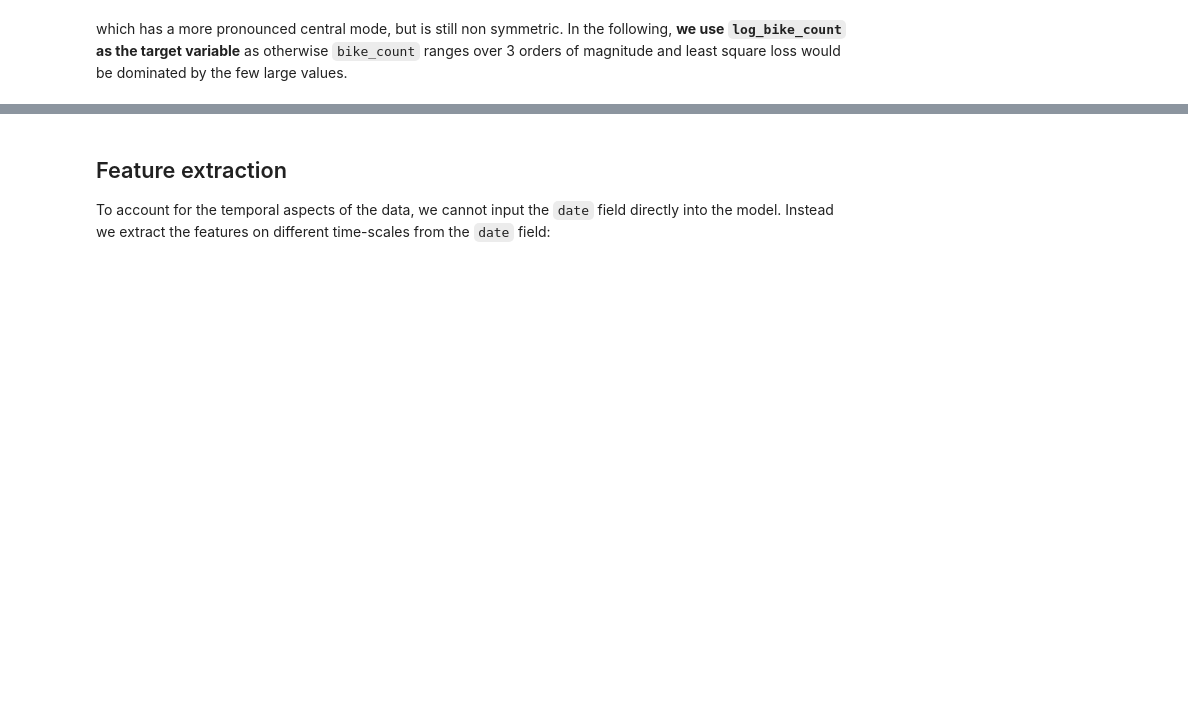
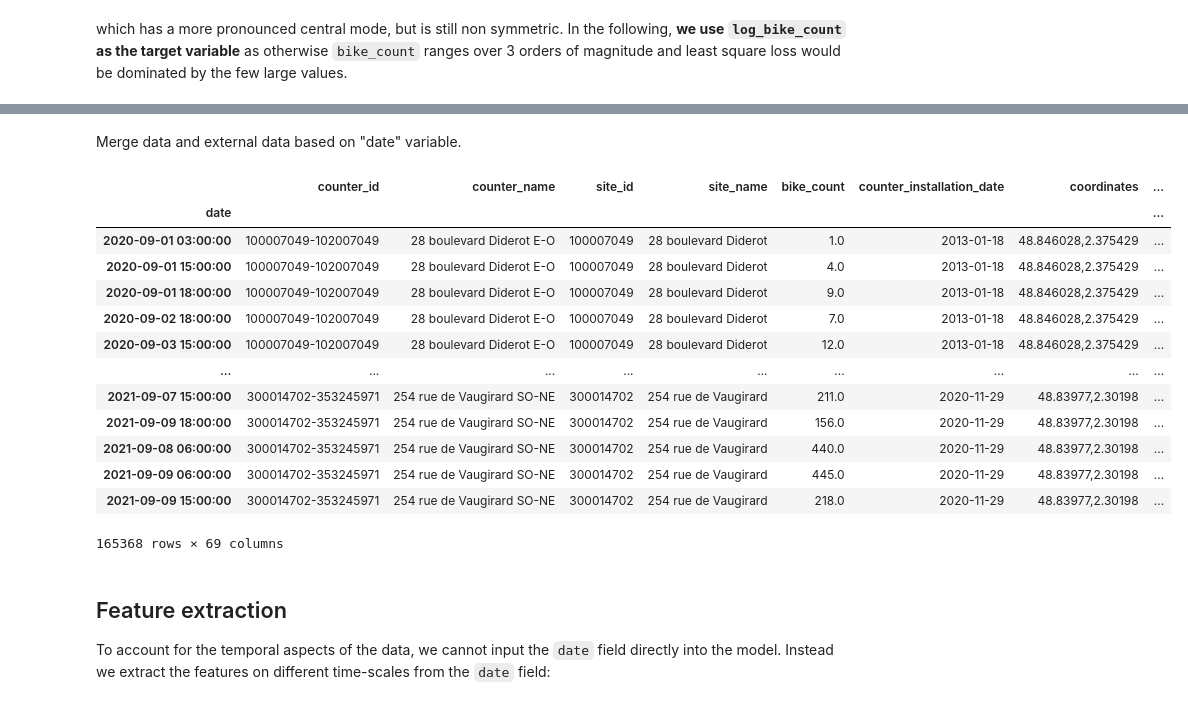
Before and after one commit to rafafvs/python_project, a Jupyter notebook: bike_counters_starting_kit.ipynb, the cells around one changed output, grey strips where cells are left out. Cells and saved outputs as stored; diff of their text form; code cells hidden in the pictures; blank space fills up the shorter version.

Commit message:
Data

```diff
--- a/bike_counters_starting_kit.ipynb
+++ b/bike_counters_starting_kit.ipynb
@@ -184,3 +184,6 @@ ax = sns.histplot(data, x="log_bike_count", kde=True, bins=50)
 [figure]
 # %% [markdown]
 which has a more pronounced central mode, but is still non symmetric. In the following, **we use `log_bike_count` as the target variable** as otherwise `bike_count` ranges over 3 orders of magnitude and least square loss would be dominated by the few large values.
+# %%
+external_data = pd.read_csv(Path("data") / "external_data.csv")
+external_data.head()
@@ -187,3 +242,26 @@ which has a more pronounced central mode, but is still non symmetric. In the fol
+# %% [markdown]
+Merge data and external data based on "date" variable.
+# %%
+data['date'] = pd.to_datetime(data['date'])
+external_data['date'] = pd.to_datetime(external_data['date'])
+# %%
+df = pd.merge(data, external_data, how='inner', on='date')
+df
+# %% [output]
+|  | counter_id | counter_name | site_id | site_name | bike_count | counter_installation_date | coordinates | ... |
+| date |  |  |  |  |  |  |  | ... |
+| 2020-09-01 03:00:00 | 100007049-102007049 | 28 boulevard Diderot E-O | 100007049 | 28 boulevard Diderot | 1.0 | 2013-01-18 | 48.846028,2.375429 | ... |
+| 2020-09-01 15:00:00 | 100007049-102007049 | 28 boulevard Diderot E-O | 100007049 | 28 boulevard Diderot | 4.0 | 2013-01-18 | 48.846028,2.375429 | ... |
+| 2020-09-01 18:00:00 | 100007049-102007049 | 28 boulevard Diderot E-O | 100007049 | 28 boulevard Diderot | 9.0 | 2013-01-18 | 48.846028,2.375429 | ... |
+| 2020-09-02 18:00:00 | 100007049-102007049 | 28 boulevard Diderot E-O | 100007049 | 28 boulevard Diderot | 7.0 | 2013-01-18 | 48.846028,2.375429 | ... |
+| 2020-09-03 15:00:00 | 100007049-102007049 | 28 boulevard Diderot E-O | 100007049 | 28 boulevard Diderot | 12.0 | 2013-01-18 | 48.846028,2.375429 | ... |
+| ... | ... | ... | ... | ... | ... | ... | ... | ... |
+| 2021-09-07 15:00:00 | 300014702-353245971 | 254 rue de Vaugirard SO-NE | 300014702 | 254 rue de Vaugirard | 211.0 | 2020-11-29 | 48.83977,2.30198 | ... |
+| 2021-09-09 18:00:00 | 300014702-353245971 | 254 rue de Vaugirard SO-NE | 300014702 | 254 rue de Vaugirard | 156.0 | 2020-11-29 | 48.83977,2.30198 | ... |
+| 2021-09-08 06:00:00 | 300014702-353245971 | 254 rue de Vaugirard SO-NE | 300014702 | 254 rue de Vaugirard | 440.0 | 2020-11-29 | 48.83977,2.30198 | ... |
+| 2021-09-09 06:00:00 | 300014702-353245971 | 254 rue de Vaugirard SO-NE | 300014702 | 254 rue de Vaugirard | 445.0 | 2020-11-29 | 48.83977,2.30198 | ... |
+| 2021-09-09 15:00:00 | 300014702-353245971 | 254 rue de Vaugirard SO-NE | 300014702 | 254 rue de Vaugirard | 218.0 | 2020-11-29 | 48.83977,2.30198 | ... |
+165368 rows × 69 columns
 # %% [markdown]
 ## Feature extraction
 
```
Also changed, not shown: parts of 6 cells of this notebook, 1 other file.
